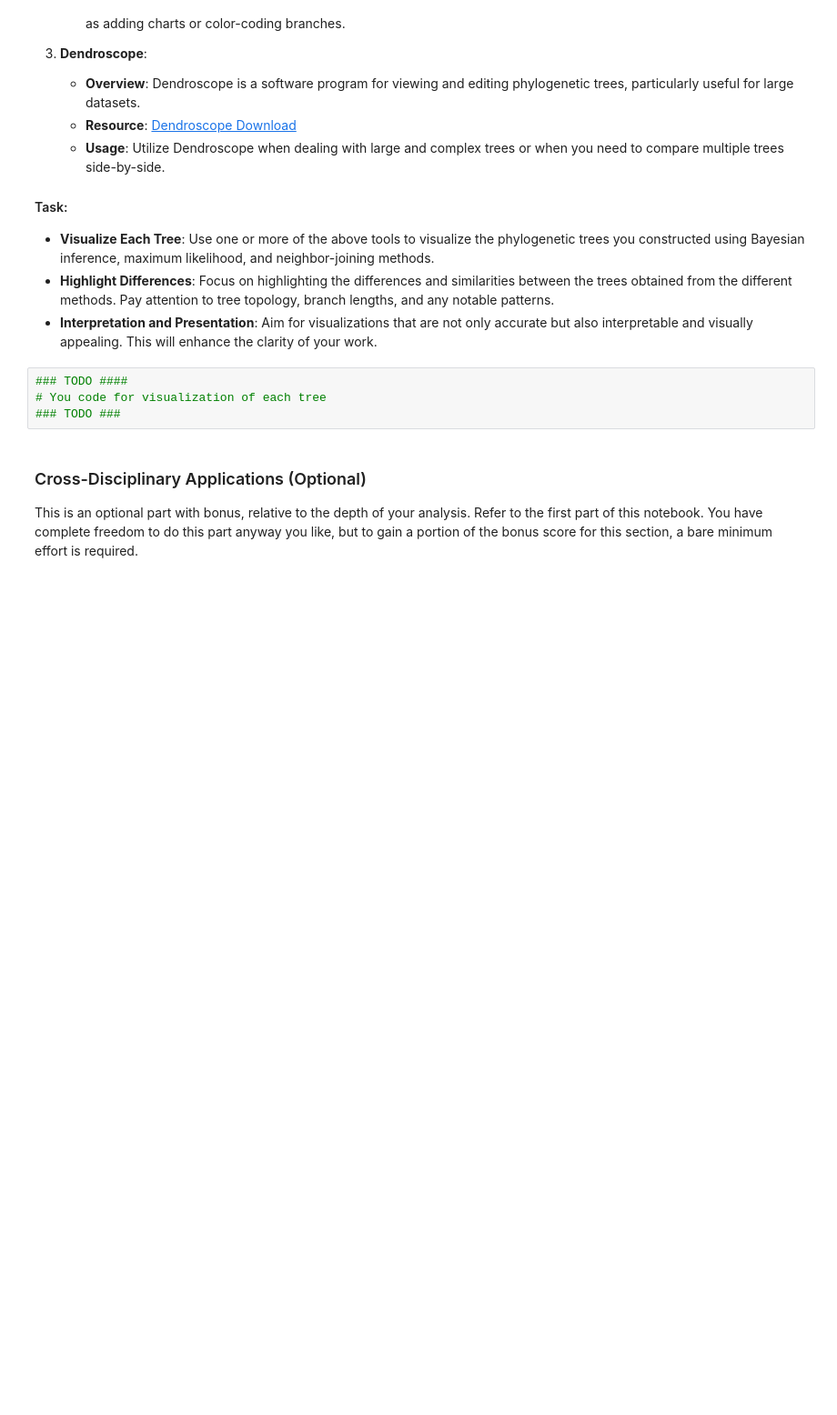
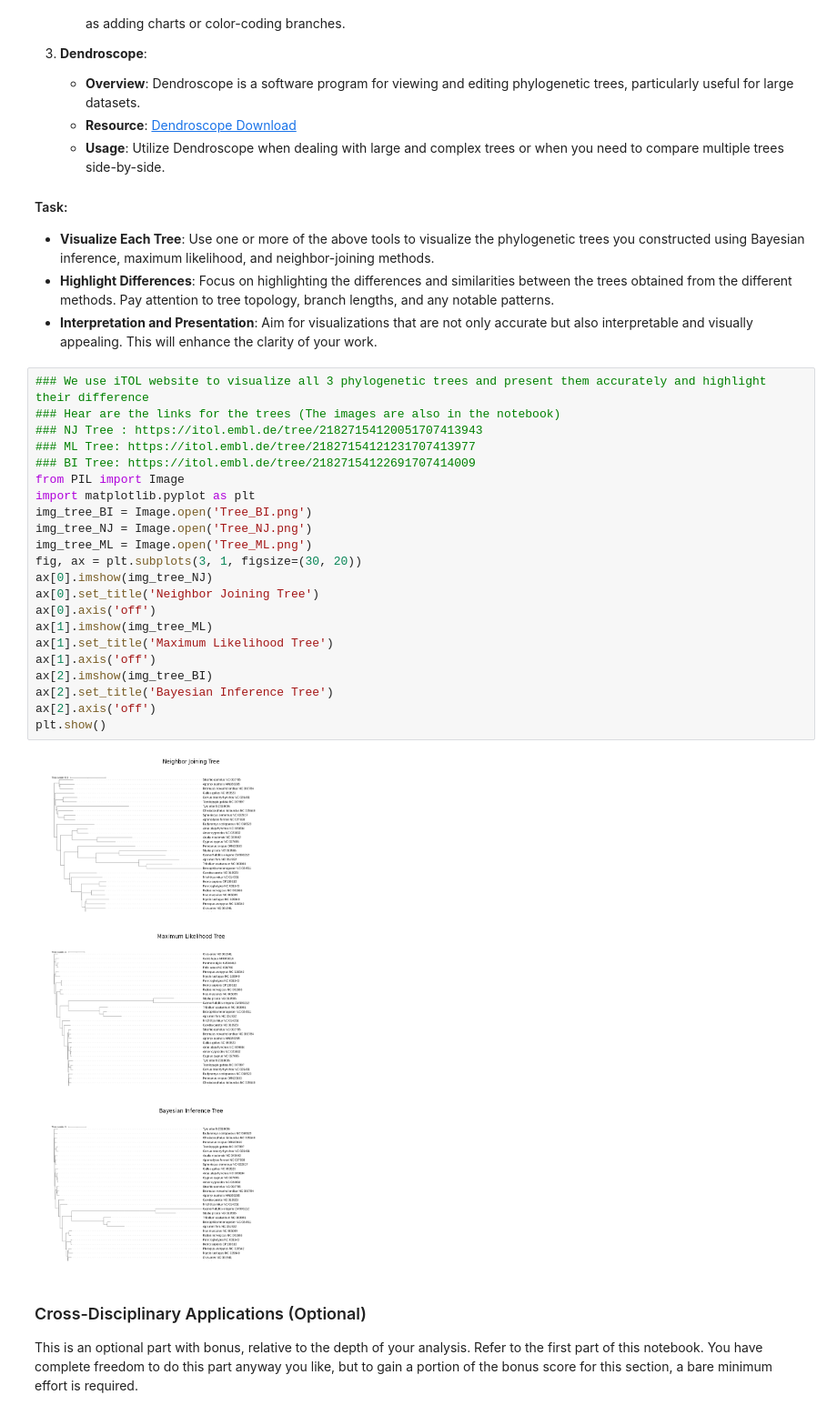
Before and after one commit to Sinanmz/BioinformaticsProject, a Jupyter notebook: tasks/mitochondrial-comparison-phylogenetic-construction/MitochondrialComparisonPhylogeneticTreeConstruction.ipynb, the cells around one changed output. Shown at 91% size. Drawn from its saved outputs; the diff is of its cells as text; blank space fills up the shorter version.

Commit message:
Tree visualization added

```diff
--- a/tasks/mitochondrial-comparison-phylogenetic-construction/MitochondrialComparisonPhylogeneticTreeConstruction.ipynb
+++ b/tasks/mitochondrial-comparison-phylogenetic-construction/MitochondrialComparisonPhylogeneticTreeConstruction.ipynb
@@ -482,10 +482,30 @@ Having constructed phylogenetic trees using different methods, our next task is
 - **Visualize Each Tree**: Use one or more of the above tools to visualize the phylogenetic trees you constructed using Bayesian inference, maximum likelihood, and neighbor-joining methods.
 - **Highlight Differences**: Focus on highlighting the differences and similarities between the trees obtained from the different methods. Pay attention to tree topology, branch lengths, and any notable patterns.
 - **Interpretation and Presentation**: Aim for visualizations that are not only accurate but also interpretable and visually appealing. This will enhance the clarity of your work.
-# %%
-### TODO ####
-# You code for visualization of each tree
-### TODO ###
+# %%
+### We use iTOL website to visualize all 3 phylogenetic trees and present them accurately and highlight their difference
+### Hear are the links for the trees (The images are also in the notebook)
+### NJ Tree : https://itol.embl.de/tree/21827154120051707413943
+### ML Tree: https://itol.embl.de/tree/21827154121231707413977
+### BI Tree: https://itol.embl.de/tree/21827154122691707414009
+from PIL import Image
+import matplotlib.pyplot as plt
+img_tree_BI = Image.open('Tree_BI.png')
+img_tree_NJ = Image.open('Tree_NJ.png')
+img_tree_ML = Image.open('Tree_ML.png')
+fig, ax = plt.subplots(3, 1, figsize=(30, 20))
+ax[0].imshow(img_tree_NJ)
+ax[0].set_title('Neighbor Joining Tree')
+ax[0].axis('off')
+ax[1].imshow(img_tree_ML)
+ax[1].set_title('Maximum Likelihood Tree')
+ax[1].axis('off')
+ax[2].imshow(img_tree_BI)
+ax[2].set_title('Bayesian Inference Tree')
+ax[2].axis('off')
+plt.show()
+# %% [output]
+[figure, added]
 # %% [markdown]
 ### Cross-Disciplinary Applications (Optional)
 
```
Also changed, not shown: parts of 1 cell of this notebook, 3 other files.
